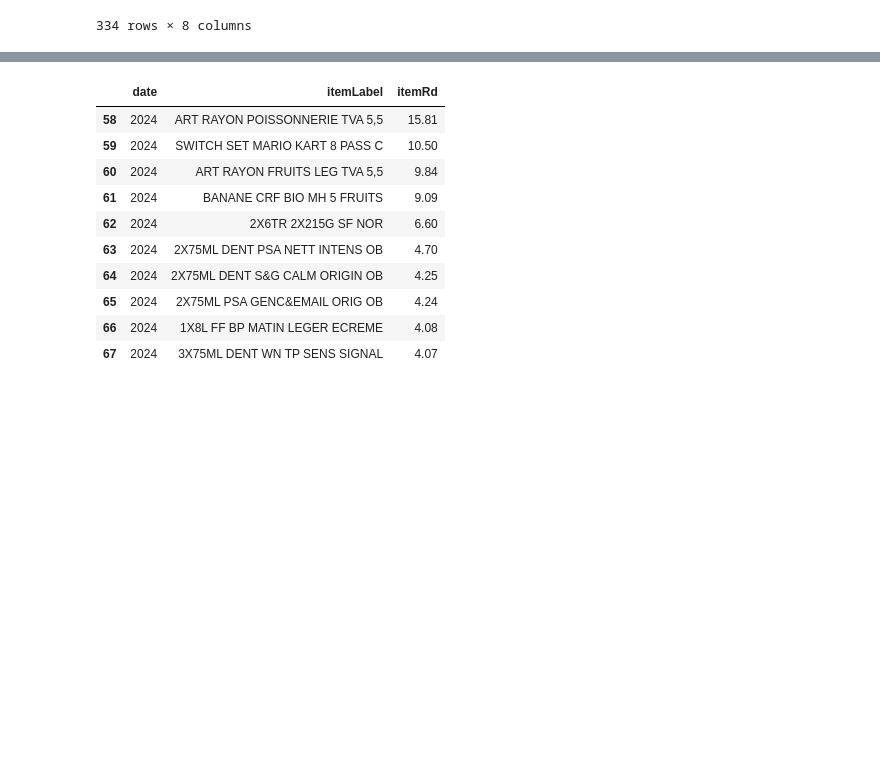
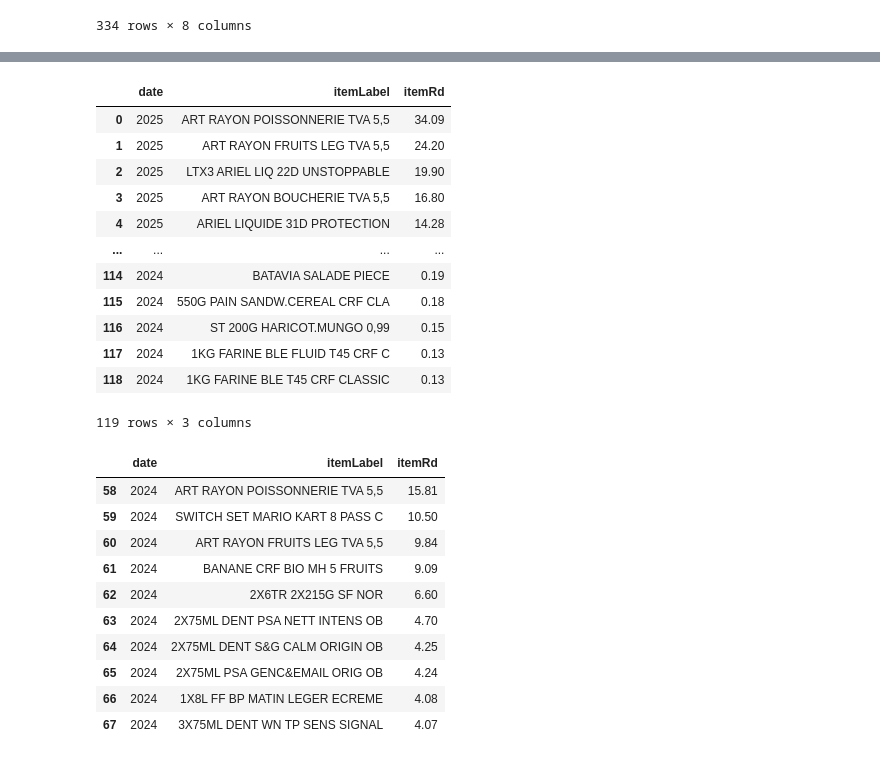
Before and after one commit to ChristopheVuong/carrefour_receipts, a Jupyter notebook: products_analysis.ipynb, the cells around one changed output, grey strips where cells are left out. Cells and saved outputs as stored; diff of their text form; code cells hidden in the pictures; blank space fills up the shorter version.

```diff
--- a/products_analysis.ipynb
+++ b/products_analysis.ipynb
@@ -140,5 +113,21 @@ df_prod.query("dateKey == @pd.to_datetime('2025-03-08')")
 # %%
 grouped_loyalty_year = df_loyalty[['itemLabel', 'date', 'loyaltyOperation', 'itemRd']].groupby(by=[df_loyalty.date.dt.year, 'itemLabel'], sort=True).sum(numeric_only=True).sort_values(by=['date', 'itemRd'], ascending = [False, False]).reset_index()
+# %%
+grouped_loyalty_year
+# %% [output]
+|  | date | itemLabel | itemRd |
+| 0 | 2025 | ART RAYON POISSONNERIE TVA 5,5 | 34.09 |
+| 1 | 2025 | ART RAYON FRUITS LEG TVA 5,5 | 24.20 |
+| 2 | 2025 | LTX3 ARIEL LIQ 22D UNSTOPPABLE | 19.90 |
+| 3 | 2025 | ART RAYON BOUCHERIE TVA 5,5 | 16.80 |
+| 4 | 2025 | ARIEL LIQUIDE 31D PROTECTION | 14.28 |
+| ... | ... | ... | ... |
+| 114 | 2024 | BATAVIA SALADE PIECE | 0.19 |
+| 115 | 2024 | 550G PAIN SANDW.CEREAL CRF CLA | 0.18 |
+| 116 | 2024 | ST 200G HARICOT.MUNGO 0,99 | 0.15 |
+| 117 | 2024 | 1KG FARINE BLE FLUID T45 CRF C | 0.13 |
+| 118 | 2024 | 1KG FARINE BLE T45 CRF CLASSIC | 0.13 |
+119 rows × 3 columns
 # %%
 grouped_loyalty_year[grouped_loyalty_year.date == 2024].nlargest(10, columns='itemRd')
 # %% [output]
```
Also changed, not shown: parts of 16 cells of this notebook, 5 other files.
